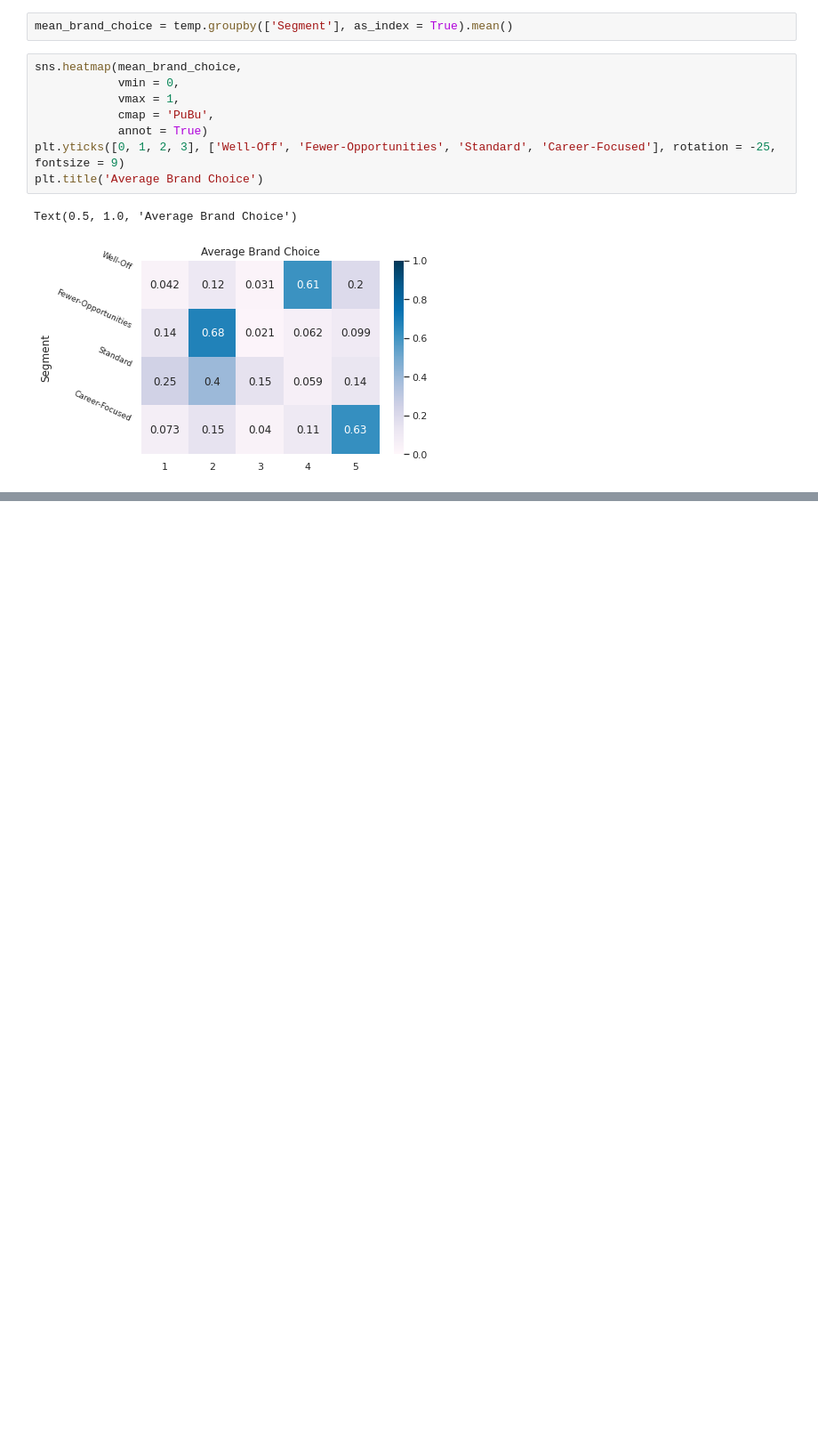
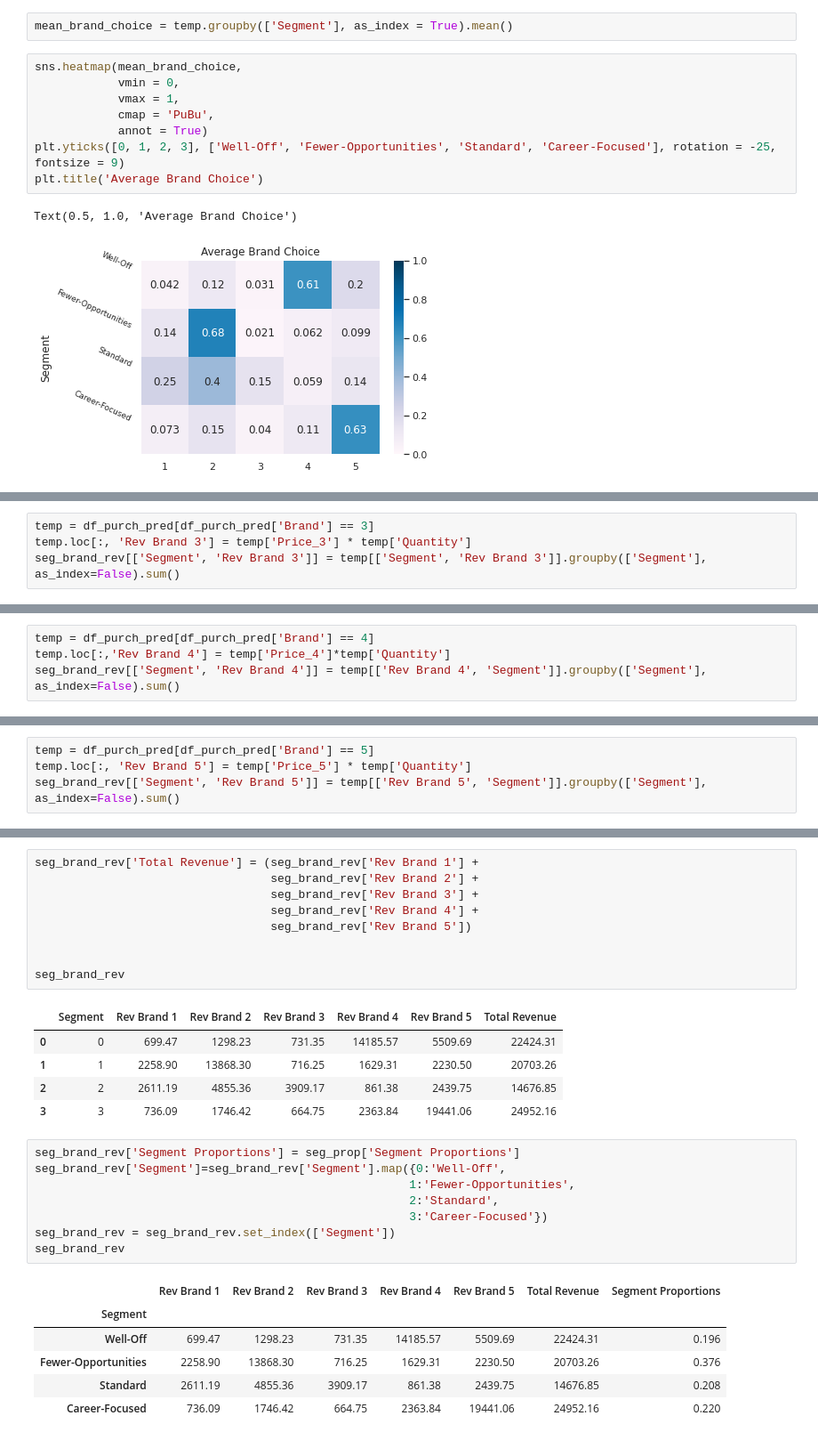
Before and after one commit to jmichaelh/repo, a Jupyter notebook: Purchasing.ipynb, the cells around one changed output, grey strips where cells are left out. Shown at 89% size. Saved outputs shown, nothing was run; the diff lists cells and outputs as text; blank space fills up the shorter version.

```diff
--- a/Purchasing.ipynb
+++ b/Purchasing.ipynb
@@ -282,0 +322,4 @@ Text(0.5, 1.0, 'Average Brand Choice')
+# %%
+temp = df_purch_pred[df_purch_pred['Brand'] == 3]
+temp.loc[:, 'Rev Brand 3'] = temp['Price_3'] * temp['Quantity']
+seg_brand_rev[['Segment', 'Rev Brand 3']] = temp[['Segment', 'Rev Brand 3']].groupby(['Segment'], as_index=False).sum()
@@ -282,0 +337,4 @@ Text(0.5, 1.0, 'Average Brand Choice')
+# %%
+temp = df_purch_pred[df_purch_pred['Brand'] == 4]
+temp.loc[:,'Rev Brand 4'] = temp['Price_4']*temp['Quantity']
+seg_brand_rev[['Segment', 'Rev Brand 4']] = temp[['Rev Brand 4', 'Segment']].groupby(['Segment'], as_index=False).sum()
@@ -282,0 +352,4 @@ Text(0.5, 1.0, 'Average Brand Choice')
+# %%
+temp = df_purch_pred[df_purch_pred['Brand'] == 5]
+temp.loc[:, 'Rev Brand 5'] = temp['Price_5'] * temp['Quantity']
+seg_brand_rev[['Segment', 'Rev Brand 5']] = temp[['Rev Brand 5', 'Segment']].groupby(['Segment'], as_index=False).sum()
@@ -282,0 +367,30 @@ Text(0.5, 1.0, 'Average Brand Choice')
+# %%
+seg_brand_rev['Total Revenue'] = (seg_brand_rev['Rev Brand 1'] +
+                                  seg_brand_rev['Rev Brand 2'] +
+                                  seg_brand_rev['Rev Brand 3'] +
+                                  seg_brand_rev['Rev Brand 4'] +
+                                  seg_brand_rev['Rev Brand 5'])
+
+
+seg_brand_rev
+# %% [output]
+|  | Segment | Rev Brand 1 | Rev Brand 2 | Rev Brand 3 | Rev Brand 4 | Rev Brand 5 | Total Revenue |
+| 0 | 0 | 699.47 | 1298.23 | 731.35 | 14185.57 | 5509.69 | 22424.31 |
+| 1 | 1 | 2258.90 | 13868.30 | 716.25 | 1629.31 | 2230.50 | 20703.26 |
+| 2 | 2 | 2611.19 | 4855.36 | 3909.17 | 861.38 | 2439.75 | 14676.85 |
+| 3 | 3 | 736.09 | 1746.42 | 664.75 | 2363.84 | 19441.06 | 24952.16 |
+# %%
+seg_brand_rev['Segment Proportions'] = seg_prop['Segment Proportions']
+seg_brand_rev['Segment']=seg_brand_rev['Segment'].map({0:'Well-Off',
+                                                      1:'Fewer-Opportunities',
+                                                      2:'Standard',
+                                                      3:'Career-Focused'})
+seg_brand_rev = seg_brand_rev.set_index(['Segment'])
+seg_brand_rev
+# %% [output]
+|  | Rev Brand 1 | Rev Brand 2 | Rev Brand 3 | Rev Brand 4 | Rev Brand 5 | Total Revenue | Segment Proportions |
+| Segment |  |  |  |  |  |  |  |
+| Well-Off | 699.47 | 1298.23 | 731.35 | 14185.57 | 5509.69 | 22424.31 | 0.196 |
+| Fewer-Opportunities | 2258.90 | 13868.30 | 716.25 | 1629.31 | 2230.50 | 20703.26 | 0.376 |
+| Standard | 2611.19 | 4855.36 | 3909.17 | 861.38 | 2439.75 | 14676.85 | 0.208 |
+| Career-Focused | 736.09 | 1746.42 | 664.75 | 2363.84 | 19441.06 | 24952.16 | 0.220 |
```
Also changed, not shown: parts of 6 cells of this notebook.
